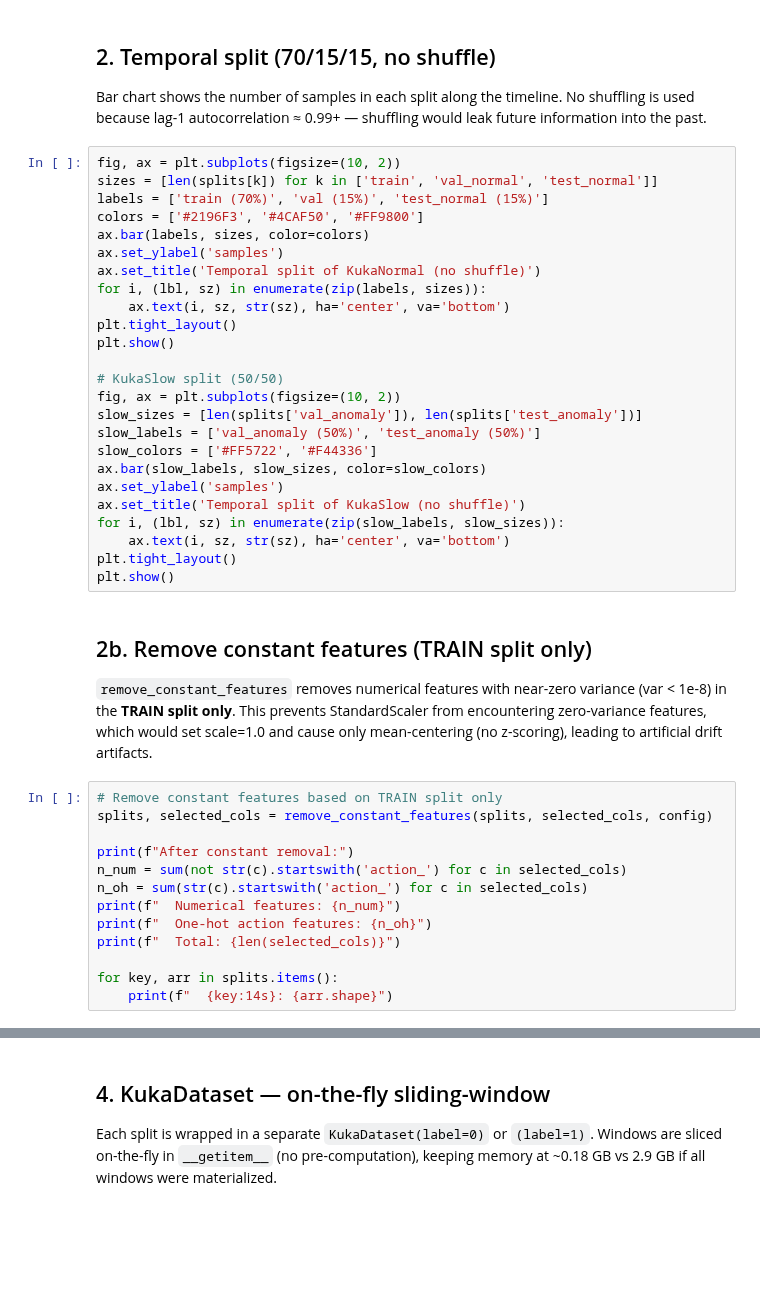
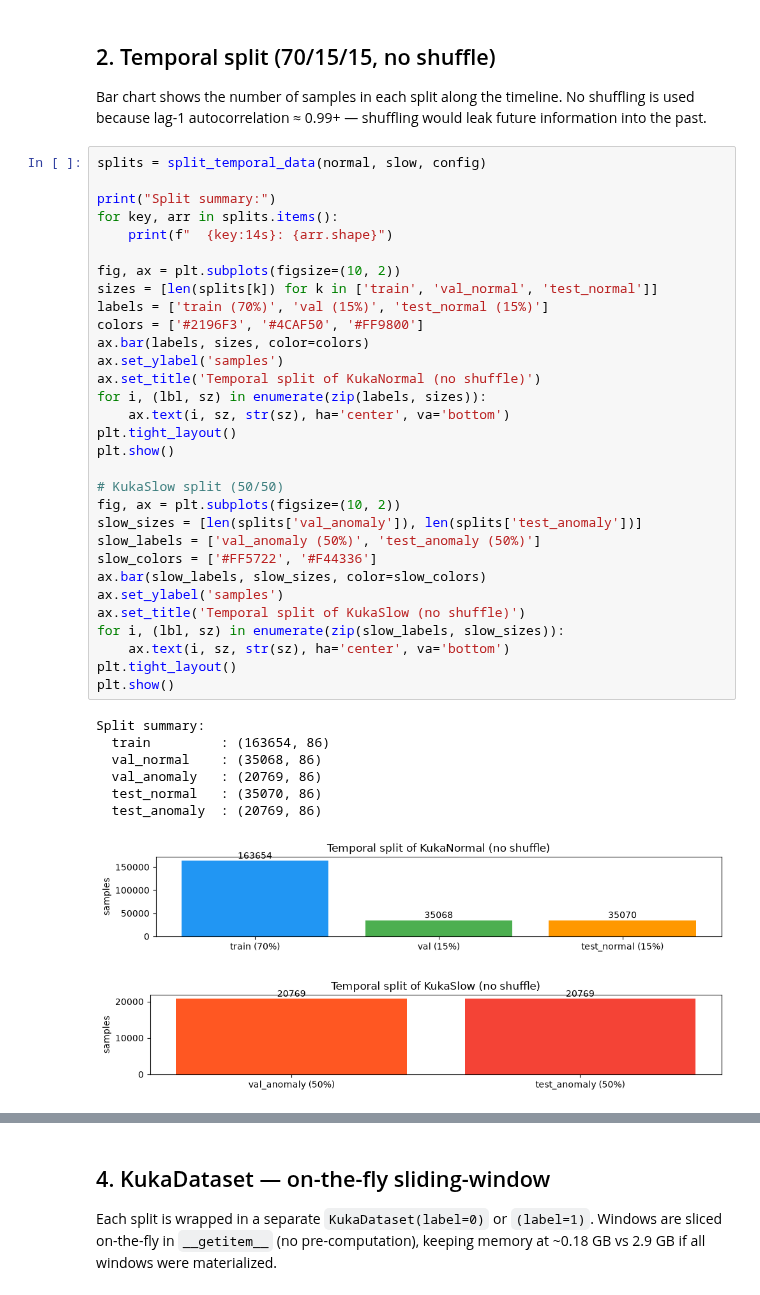
Before and after one commit to s349534/AM01-Detection-of-Anomalous-Behaviour-in-Industrial-Robot, a Jupyter notebook: notebooks/02_preprocessing.ipynb, the cells around one changed output, grey strips where cells are left out. Saved outputs shown, nothing was run; the diff lists cells and outputs as text; blank space fills up the shorter version.

```diff
--- a/notebooks/02_preprocessing.ipynb
+++ b/notebooks/02_preprocessing.ipynb
@@ -88,48 +97,43 @@ Bar chart shows the number of samples in each split along the timeline.
 No shuffling is used because lag-1 autocorrelation ≈ 0.99+ — shuffling
 would leak future information into the past.
 # %%
+splits = split_temporal_data(normal, slow, config)
+
+print("Split summary:")
+for key, arr in splits.items():
+    print(f"  {key:14s}: {arr.shape}")
+
 fig, ax = plt.subplots(figsize=(10, 2))
 sizes = [len(splits[k]) for k in ['train', 'val_normal', 'test_normal']]
 labels = ['train (70%)', 'val (15%)', 'test_normal (15%)']
 colors = ['#2196F3', '#4CAF50', '#FF9800']
 ax.bar(labels, sizes, color=colors)
 ax.set_ylabel('samples')
 ax.set_title('Temporal split of KukaNormal (no shuffle)')
 for i, (lbl, sz) in enumerate(zip(labels, sizes)):
     ax.text(i, sz, str(sz), ha='center', va='bottom')
 plt.tight_layout()
 plt.show()
 
 # KukaSlow split (50/50)
 fig, ax = plt.subplots(figsize=(10, 2))
 slow_sizes = [len(splits['val_anomaly']), len(splits['test_anomaly'])]
 slow_labels = ['val_anomaly (50%)', 'test_anomaly (50%)']
 slow_colors = ['#FF5722', '#F44336']
 ax.bar(slow_labels, slow_sizes, color=slow_colors)
 ax.set_ylabel('samples')
 ax.set_title('Temporal split of KukaSlow (no shuffle)')
 for i, (lbl, sz) in enumerate(zip(slow_labels, slow_sizes)):
     ax.text(i, sz, str(sz), ha='center', va='bottom')
 plt.tight_layout()
 plt.show()
+# %% [output]
+Split summary:
+  train         : (163654, 86)
+  val_normal    : (35068, 86)
+  val_anomaly   : (20769, 86)
+  test_normal   : (35070, 86)
+  test_anomaly  : (20769, 86)
+[figure, added]
+[figure, added]
-# %% [markdown]
-## 2b. Remove constant features (TRAIN split only)
-
-`remove_constant_features` removes numerical features with near-zero variance
-(var < 1e-8) in the **TRAIN split only**. This prevents StandardScaler from
-encountering zero-variance features, which would set scale=1.0 and cause only
-mean-centering (no z-scoring), leading to artificial drift artifacts.
-# %%
-# Remove constant features based on TRAIN split only
-splits, selected_cols = remove_constant_features(splits, selected_cols, config)
-
-print(f"After constant removal:")
-n_num = sum(not str(c).startswith('action_') for c in selected_cols)
-n_oh = sum(str(c).startswith('action_') for c in selected_cols)
-print(f"  Numerical features: {n_num}")
-print(f"  One-hot action features: {n_oh}")
-print(f"  Total: {len(selected_cols)}")
-
-for key, arr in splits.items():
-    print(f"  {key:14s}: {arr.shape}")
 # %% [markdown]
```
Also changed, not shown: parts of 9 cells of this notebook, 12 other files.
